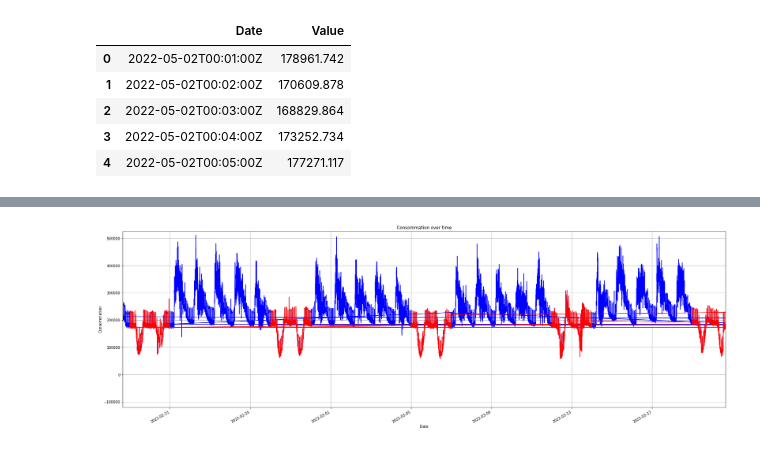
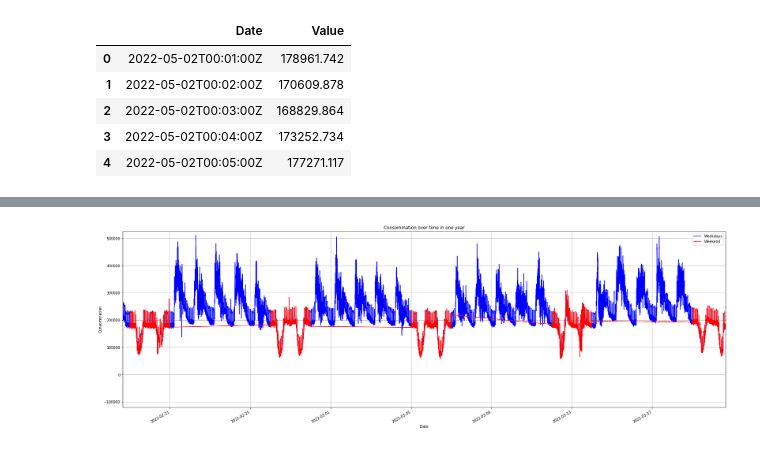
Before and after one commit to cojre/ml-project-2-stockdataholm, a Jupyter notebook: main.ipynb, the cells around one changed output, grey strips where cells are left out. Saved outputs shown, nothing was run; the diff lists cells and outputs as text; code cells hidden in the pictures.

```diff
--- a/main.ipynb
+++ b/main.ipynb
@@ -4,5 +6,7 @@ from pathlib import Path
 
 import matplotlib
 import matplotlib.pyplot as plt
+import matplotlib.pyplot as plt
 import numpy as np
 import sys
+matplotlib.rcParams["figure.facecolor"] = "white"
@@ -20,3 +30,12 @@ df.head()
 # %%
 #convert the date column to datetime format
 df['Date'] = pd.to_datetime(df['Date'], format="%Y-%m-%dT%H:%M:%SZ")
+df.sort_values(by='Date', inplace=True)
+# %%
+df['Year'] = df['Date'].dt.year
+df['Month'] = df['Date'].dt.month
+df['Day'] = df['Date'].dt.day
+df['Day_of_week'] = df['Date'].dt.dayofweek.astype(int)
+df['Hour'] = df['Date'].dt.hour
+df['Minute'] = df['Date'].dt.minute
+df['Second'] = df['Date'].dt.second
@@ -84,18 +137,18 @@ df.tail()
 # %%
 #function to plot the value with another color for the weekend days
 def plot_consommation_over_time_weekend():
     fig, ax = plt.subplots(figsize=(30, 10))
-    ax.plot(df['Date'], df['Value'], color='blue')
-    ax.plot(df[df['Weekend'] == 1]['Date'], df[df['Weekend'] == 1]['Value'], color='red')
-    ax.set_title('Consommation over time')
+    ax.plot(df['Date'], df['Value'], color='blue', label= "Weekdays")
+    ax.plot(df[df['Weekend'] == 1]['Date'], df[df['Weekend'] == 1]['Value'], color='red', label= "Weekend")
+    ax.set_title('Consommation over time in one year')
     ax.set_xlabel('Date')
     ax.set_ylabel('Consommation')
     ax.set_xlim(df['Date'].min(), df['Date'].min() + pd.Timedelta(days=30))
     ax.set_ylim(df['Value'].min(), df['Value'].max())
     ax.grid(True)
     fig.autofmt_xdate()
+    ax.legend()
     plt.show()
-
 plot_consommation_over_time_weekend()
 # %% [output]
-[figure, old version]
+[figure, new version]
```
Also changed, not shown: parts of 30 cells of this notebook, 2 other files.
